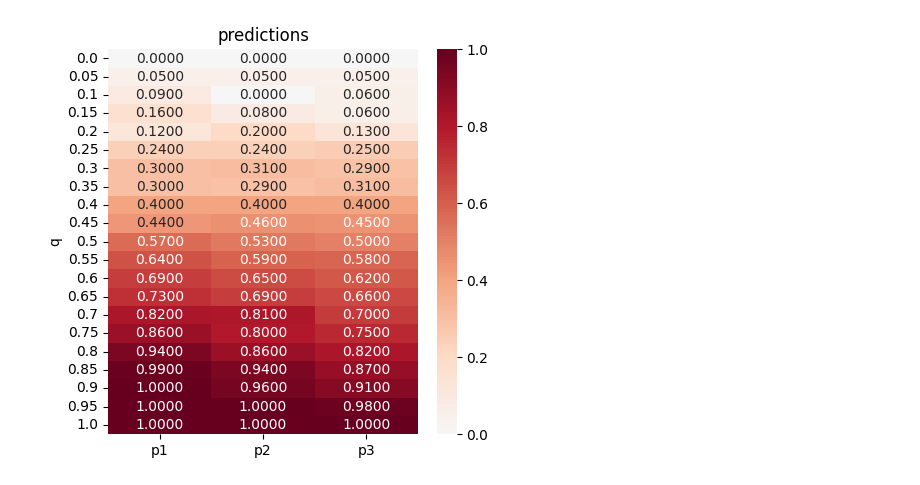
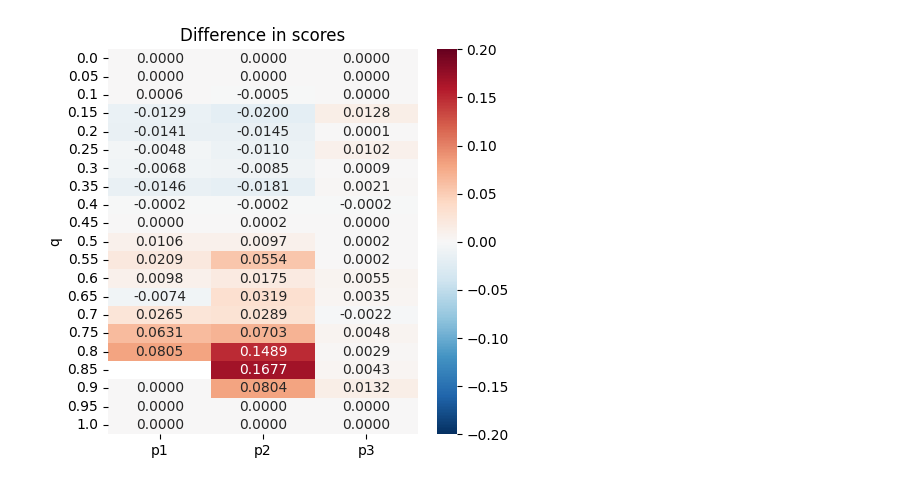
Before and after one commit to mmiguerodriguez/prediction-markets, a Jupyter notebook: investigation/diff.ipynb, the cells around one changed output. Drawn from its saved outputs; the diff is of its cells as text; code cells hidden in the pictures.

Commit message:
gitignored old results, advanced on different strategies simulations and visualizations

```diff
--- a/investigation/diff.ipynb
+++ b/investigation/diff.ipynb
@@ -5,13 +5,22 @@ import numpy as np
 import seaborn as sns
 import matplotlib.pyplot as plt
 # %%
-def plot_heatmap(df, title):
+def plot_heatmap(df, title, heat_range=(-.2, .2)):
   plt.figure(figsize=(5,5))
-  sns.heatmap(df.set_index('q'), annot=True, fmt=".4f", cmap='RdBu_r', center=0, cbar=True)
+  sns.heatmap(
+    df.set_index('q'),
+    annot=True,
+    fmt=".4f",
+    cmap='RdBu_r',
+    center=0,
+    cbar=True,
+    vmin=heat_range[0],
+    vmax=heat_range[1]
+  )
   plt.title(title)
   plt.show()
 
-def show_diff(file1, file2, variable):
+def show_diff(file1, file2, variable, heat_range=(-.2, .2)):
   def get_nested_attr(data, attr):
     keys = attr.split('.')
     for key in keys:
@@ -43,9 +52,9 @@ def show_diff(file1, file2, variable):
 
   res_diff_df.insert(0, 'q', q_values)
 
-  plot_heatmap(res_diff_df, f'Difference in {variable}')
+  plot_heatmap(res_diff_df, f'Difference in {variable}', heat_range)
 
-def show(file, variable):
+def show(file, variable, heat_range=(-.2, .2)):
   def get_nested_attr(data, attr):
     keys = attr.split('.')
     for key in keys:
@@ -65,6 +74,6 @@ def show(file, variable):
   q_values = [round(q, 2) for q in q_values]
 
   res.insert(0, 'q', q_values)
-  plot_heatmap(res, f'{variable}')
+  plot_heatmap(res, f'{variable}', heat_range)
 # %%
 def show_diffs(file1, file2):
@@ -74,4 +86,4 @@ def show_diffs(file1, file2):
-# %%
-show('09.02.25/3_brier_equal_mvr', 'predictions')
-# %% [output]
-[figure, removed]
+# %%
+show_diff('09.02.25/3_log_equal_mvr', '09.02.25/3_log_equal_mvr_6', 'scores')
+# %% [output]
+[figure, added]
```
Also changed, not shown: parts of 2 cells of this notebook, 7 other files.
